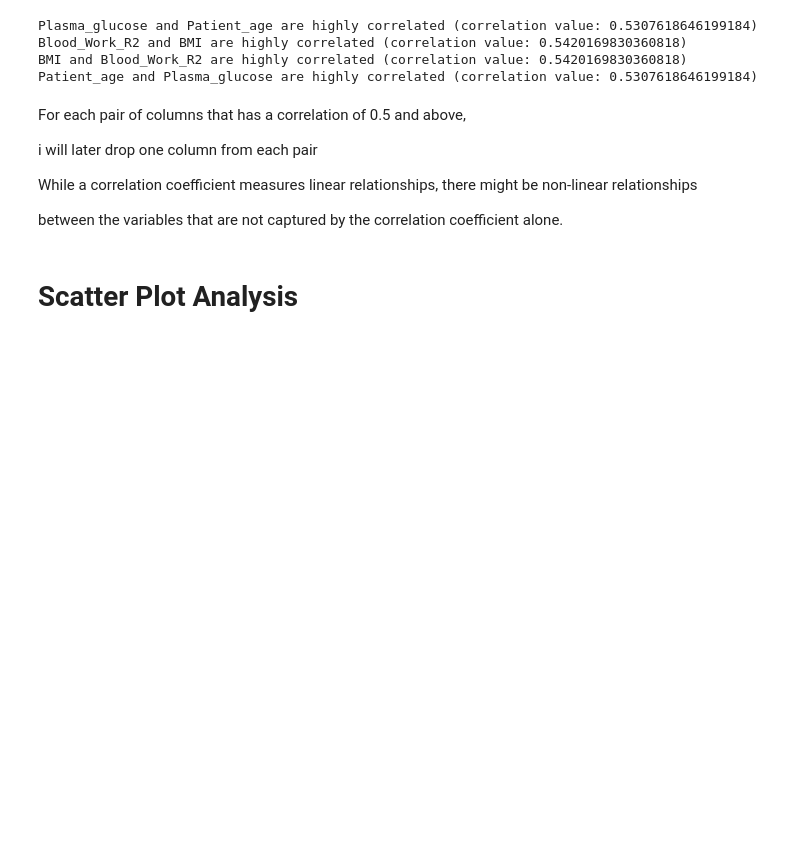
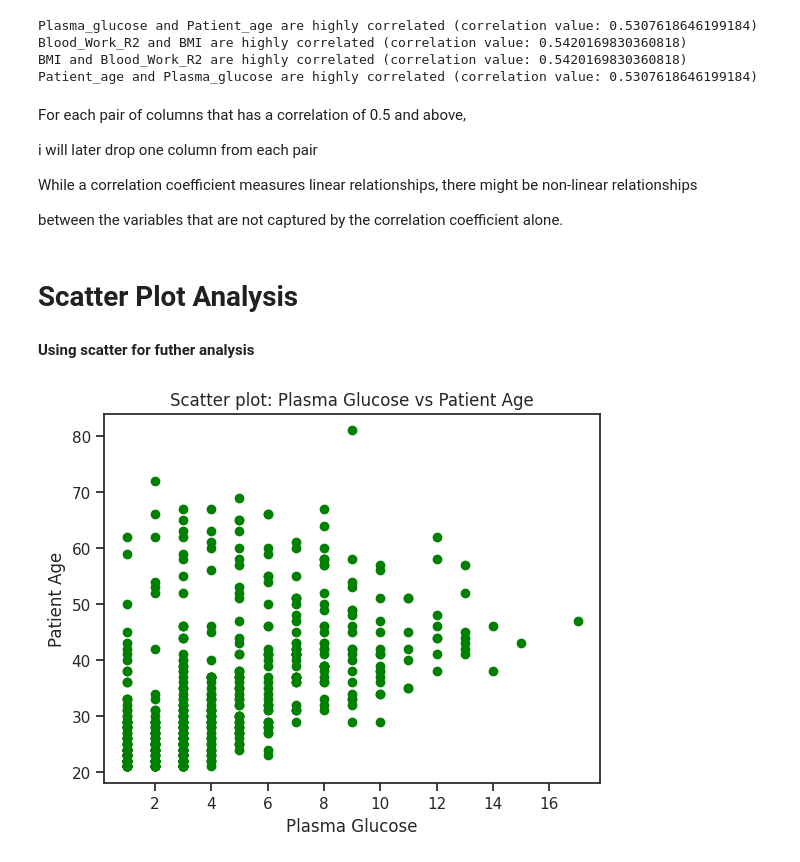
Before and after one commit to sparkysparo/Machine-Learning-for-Early-Prediction-Detection-and-Monitoring-of-Sepsis-in-A-E-and-ICU, a Jupyter notebook: Project_MSC_Machine_Learning_for_Early_Prediction,Detection_and_Monitoring_of_Sepsis_in_A&E_and_ICU_Settings.ipynb, the cells around one changed output. Saved outputs shown, nothing was run; the diff lists cells and outputs as text; code cells hidden in the pictures; blank space fills up the shorter version.

```diff
--- a/Project_MSC_Machine_Learning_for_Early_Prediction,Detection_and_Monitoring_of_Sepsis_in_A&E_and_ICU_Settings.ipynb
+++ b/Project_MSC_Machine_Learning_for_Early_Prediction,Detection_and_Monitoring_of_Sepsis_in_A&E_and_ICU_Settings.ipynb
@@ -767,3 +767,14 @@ While a correlation coefficient measures linear relationships, there might be no
 between the variables that are not captured by the correlation coefficient alone.
 # %% [markdown]
 # **Scatter Plot Analysis**
+# %% [markdown]
+**Using scatter for futher analysis**
+# %%
+# Scatter plot: Plasma_glucose vs Patient_age
+plt.scatter(num_data['Plasma_glucose'], num_data['Patient_age'], color='green')
+plt.xlabel('Plasma Glucose')
+plt.ylabel('Patient Age')
+plt.title('Scatter plot: Plasma Glucose vs Patient Age')
+plt.show()
+# %% [output]
+[figure, added]
```
Also changed, not shown: parts of 18 cells of this notebook.
